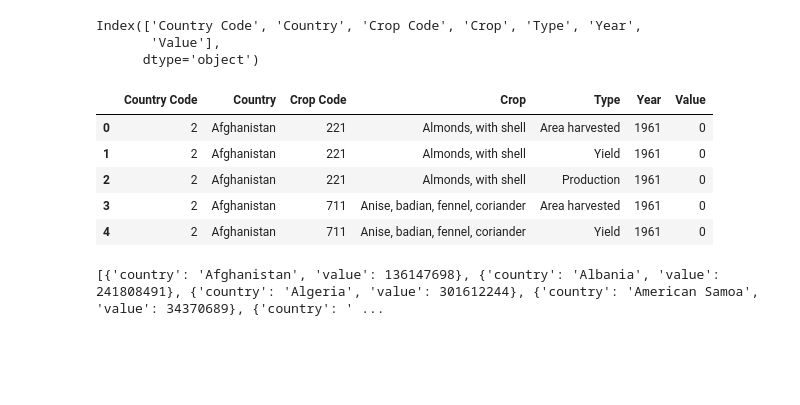
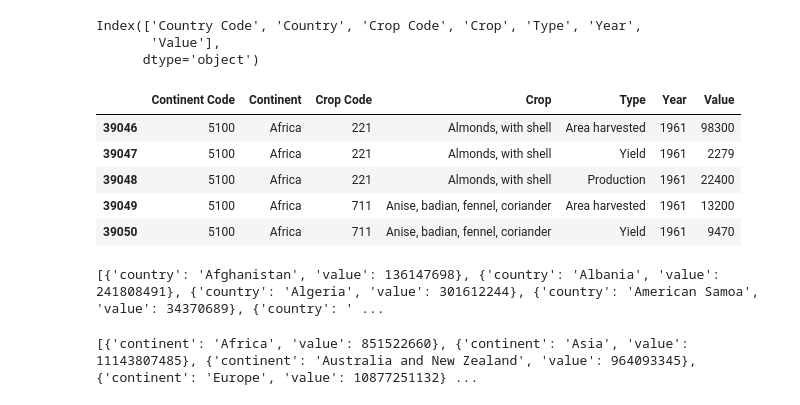
Before and after one commit to nagashree-angadi/Crop-Visual-Analytics, a Jupyter notebook: data_preprocessing.ipynb, the cells around one changed output. Cells and saved outputs as stored; diff of their text form; code cells hidden in the pictures; blank space fills up the shorter version.

```diff
--- a/data_preprocessing.ipynb
+++ b/data_preprocessing.ipynb
@@ -72,10 +72,6 @@ crops_noflag.head()
 | 3 | 2 | Afghanistan | 711 | Anise, badian, fennel, coriander | Area harvested | NaN | NaN | NaN | NaN | NaN | ... |
 | 4 | 2 | Afghanistan | 711 | Anise, badian, fennel, coriander | Yield | NaN | NaN | NaN | NaN | NaN | ... |
 5 rows × 63 columns
-# %%
-# Dropping aggregated values from countries column
-agg = regions["Country Group"].unique()
-crops_noflag = crops_noflag[~crops_noflag["Country"].isin(agg)]
 # %%
 # Checking the null values in data set
 crops_noflag.isnull().sum().reset_index()
@@ -110,3 +106,13 @@ data = pd.melt(crops_noflag, id_vars=['Country Code', 'Country', 'Crop Code', 'C
 data = data.rename( columns = {"variable":"Year", "value":"Value" })
 data["Year"] = data["Year"].apply( lambda x: int(x[1:]))
 data["Value"] = data["Value"].astype(int)
+# %%
+# Continent wise data
+continent = ['Africa', 'Asia', 'Australia and New Zealand', 'Oceania',
+             'Northern America', 'Europe', 'South America']
+continent_data = data[data["Country"].isin(continent)]
+continent_data = continent_data.rename(columns={'Country Code': 'Continent Code', 'Country':'Continent'})
+
+# Dropping aggregated values from countries column
+agg = regions["Country Group"].unique()
+country_data = data[~data["Country"].isin(agg)]
@@ -120,14 +146,14 @@ Index(['Country Code', 'Country', 'Crop Code', 'Crop', 'Type', 'Year',
        'Value'],
       dtype='object')
 # %%
-data.head()
+continent_data.head()
 # %% [output]
-|  | Country Code | Country | Crop Code | Crop | Type | Year | Value |
-| 0 | 2 | Afghanistan | 221 | Almonds, with shell | Area harvested | 1961 | 0 |
-| 1 | 2 | Afghanistan | 221 | Almonds, with shell | Yield | 1961 | 0 |
-| 2 | 2 | Afghanistan | 221 | Almonds, with shell | Production | 1961 | 0 |
-| 3 | 2 | Afghanistan | 711 | Anise, badian, fennel, coriander | Area harvested | 1961 | 0 |
-| 4 | 2 | Afghanistan | 711 | Anise, badian, fennel, coriander | Yield | 1961 | 0 |
+|  | Continent Code | Continent | Crop Code | Crop | Type | Year | Value |
+| 39046 | 5100 | Africa | 221 | Almonds, with shell | Area harvested | 1961 | 98300 |
+| 39047 | 5100 | Africa | 221 | Almonds, with shell | Yield | 1961 | 2279 |
+| 39048 | 5100 | Africa | 221 | Almonds, with shell | Production | 1961 | 22400 |
+| 39049 | 5100 | Africa | 711 | Anise, badian, fennel, coriander | Area harvested | 1961 | 13200 |
+| 39050 | 5100 | Africa | 711 | Anise, badian, fennel, coriander | Yield | 1961 | 9470 |
 # %%
 # Total yeild per country
 df = data[data.Type == "Yield"][["Country", "Value"]]
@@ -144,6 +170,24 @@ for country,value in df.values:
 print(res)
 # %% [output]
 [{'country': 'Afghanistan', 'value': 136147698}, {'country': 'Albania', 'value': 241808491}, {'country': 'Algeria', 'value': 301612244}, {'country': 'American Samoa', 'value': 34370689}, {'country': ' ...
+# %%
+# Crop by continent
+crop = "Wheat"
+df = continent_data[continent_data.Type == "Production"]
+df = df[df.Crop == crop][["Continent", "Value"]]
+df = df.groupby("Continent").sum().reset_index()
+
+res = []
+for continent,value in df.values:
+    res.append(
+    {
+        "continent" : continent,
+        "value" : value
+    })
+
+print(res)
+# %% [output]
+[{'continent': 'Africa', 'value': 851522660}, {'continent': 'Asia', 'value': 11143807485}, {'continent': 'Australia and New Zealand', 'value': 964093345}, {'continent': 'Europe', 'value': 10877251132} ...
 # %%
 # top-producers for given crop
 
```
Also changed, not shown: parts of 7 cells of this notebook, 3 other files.
